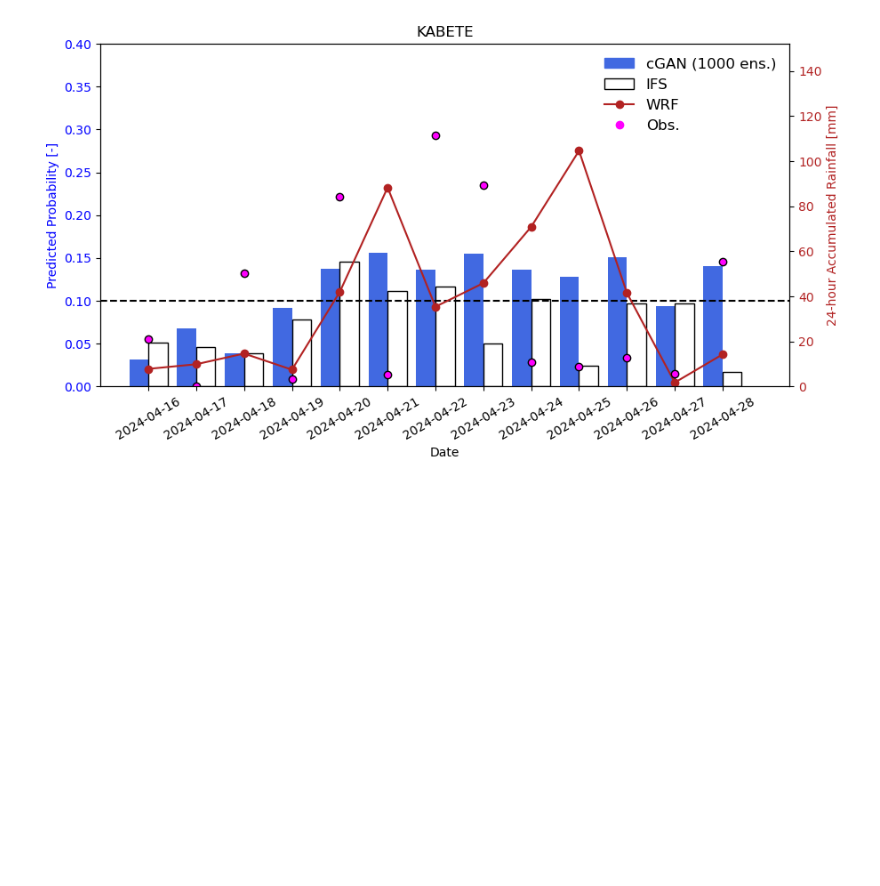
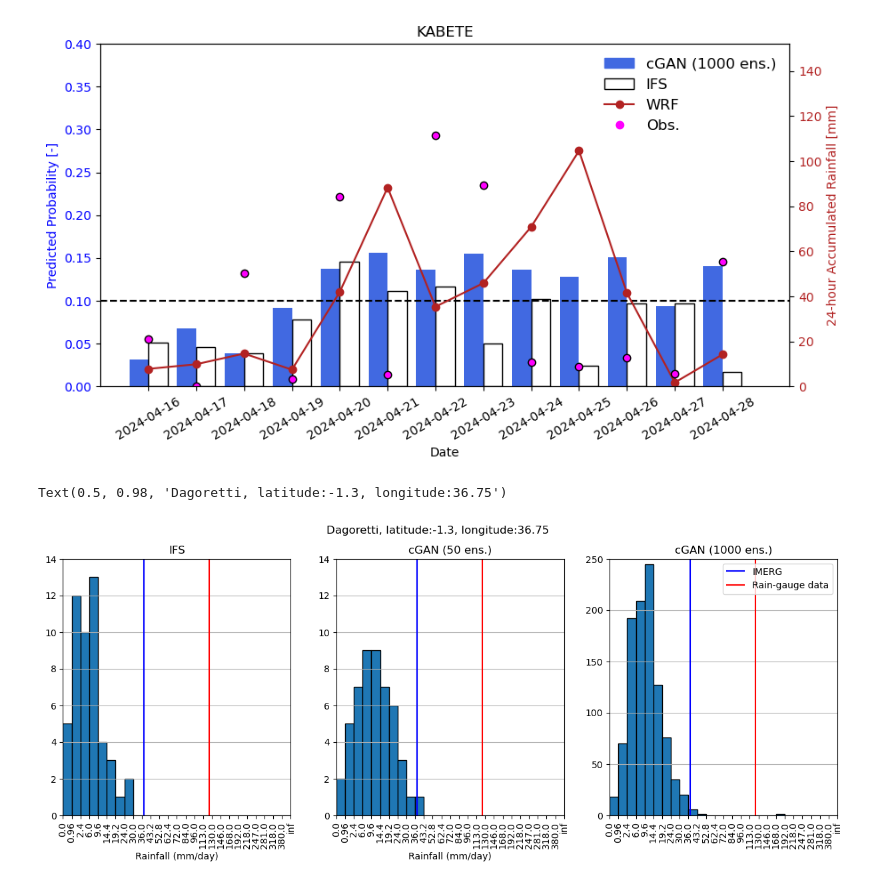
Before and after one commit to snath-xoc/Tutorial_SEWAA_27112024, a Jupyter notebook: Calculate_hits_misses.ipynb, the cells around one changed output. Drawn from its saved outputs; the diff is of its cells as text; code cells hidden in the pictures; blank space fills up the shorter version.

```diff
--- a/Calculate_hits_misses.ipynb
+++ b/Calculate_hits_misses.ipynb
@@ -546,3 +582,80 @@ ax.tick_params(axis='y', labelcolor='blue')
 ax1.tick_params(axis='y', labelcolor='firebrick')
 # %% [output]
 [figure]
+# %%
+region = 'DAGORETTI'
+
+times = np.arange('2024-03-24','2024-03-25',np.timedelta64(1,'D'),dtype='datetime64[ns]')
+idx_region =  bounding_box(region,meta[region].values,min_x=box_left,max_x=box_right,min_y=box_down,max_y=box_up)
+
+
+
+fig = plt.figure(figsize=(15,5))
+ax = fig.add_subplot(1,3,1)
+ax2 = fig.add_subplot(1,3,2)
+ax3 = fig.add_subplot(1,3,3)
+bins = np.array([0,0.96,2.4,6,9.6,14.4,19.2,24,30,36,43.2,52.8,62.4,72,84,96,113,130,146,168,192,218,247,281,318,380,np.inf])
+truth_reg_plot = np.squeeze(val_data_y[region].sel({'time':times}).values.reshape(-1))
+pos_searchsorted = np.searchsorted([truth_reg_plot],bins)
+
+for i,_ in enumerate(pos_searchsorted[:-1]):
+   if pos_searchsorted[i] == 0 and pos_searchsorted[i+1] == 1:
+       pos_truth = ((truth_reg_plot-bins[i])/2)/((bins[i+1]-bins[i])/2)
+       i_x = i+pos_truth
+       break
+
+IMERG_reg_plot = np.squeeze(ds_IMERG.sel({'time':times-np.timedelta64(1,'D')}).isel({'latlon':idx_region}).Nairobi.values)
+pos_searchsorted = np.searchsorted([IMERG_reg_plot],bins)
+
+for i,_ in enumerate(pos_searchsorted[:-1]):
+   if pos_searchsorted[i] == 0 and pos_searchsorted[i+1] == 1:
+       pos_truth = ((IMERG_reg_plot-bins[i])/2)/((bins[i+1]-bins[i])/2)
+       i_x_IMERG = i+pos_truth
+       break
+val_data_x_region = val_data_x['IFS'].sel({'time':times-np.timedelta64(1,'D')}).isel({'latlon':idx_region}).Nairobi.values
+
+counts,_ = np.histogram(val_data_x_region.flatten(), bins=bins)
+perc_95 = np.percentile(val_data_x_region.flatten(),95)
+
+ax.bar(range(len(bins)-1), counts, width=1, align='edge',edgecolor='black')
+ax.grid(axis='y')
+ax.set_xticks(range(len(bins)),labels=bins, rotation=90)
+ax.set_xlabel("Rainfall (mm/day)")
+ax.set_xlim(0,len(bins)-1)
+ax.vlines(i_x_IMERG,0,14, color='blue')
+
+ax.vlines(i_x,0,14,color='red')
+ax.set_ylim(0,14)
+ax.set_title('IFS')
+val_data_x_region = val_data_x['cGAN_50'].sel({'time':times-np.timedelta64(1,'D')}).isel({'latlon':idx_region}).Nairobi.values
+
+counts,_ = np.histogram(val_data_x_region.flatten(), bins=bins)
+perc_95 = np.percentile(val_data_x_region.flatten(),95)
+
+ax2.bar(range(len(bins)-1), counts, width=1, align='edge',edgecolor='black')
+ax2.grid(axis='y')
+ax2.set_xticks(range(len(bins)),labels=bins, rotation=90)
+ax2.set_xlabel("Rainfall (mm/day)")
+ax2.set_xlim(0,len(bins)-1)
+ax2.vlines(i_x_IMERG,0,14, color='blue')
+ax2.vlines(i_x,0,14,color='red')
+ax2.set_ylim(0,14)
+ax2.set_title('cGAN (50 ens.)')
+val_data_x_region = val_data_x['cGAN'].sel({'time':times-np.timedelta64(1,'D')}).isel({'latlon':idx_region}).Nairobi.values
+
+counts,_ = np.histogram(val_data_x_region.flatten(), bins=bins)
+perc_95 = np.percentile(val_data_x_region.flatten(),95)
+
+ax3.bar(range(len(bins)-1), counts, width=1, align='edge',edgecolor='black')
+ax3.grid(axis='y')
+ax3.set_xticks(range(len(bins)),labels=bins, rotation=90)
+ax3.set_xlim(0,len(bins)-1)
+ax3.vlines(i_x_IMERG,0,250, color='blue',label="IMERG")
+ax3.vlines(i_x,0,250,color='red',label="Rain-gauge data")
+ax3.set_ylim(0,250)
+ax3.set_title('cGAN (1000 ens.)')
+ax3.legend()
+plt.suptitle(f"Dagoretti, latitude:{meta[region].values[1]}, longitude:{meta[region].values[0]}")
+# %% [output]
+Text(0.5, 0.98, 'Dagoretti, latitude:-1.3, longitude:36.75')
+[figure, added]
```
Also changed, not shown: parts of 7 cells of this notebook.
